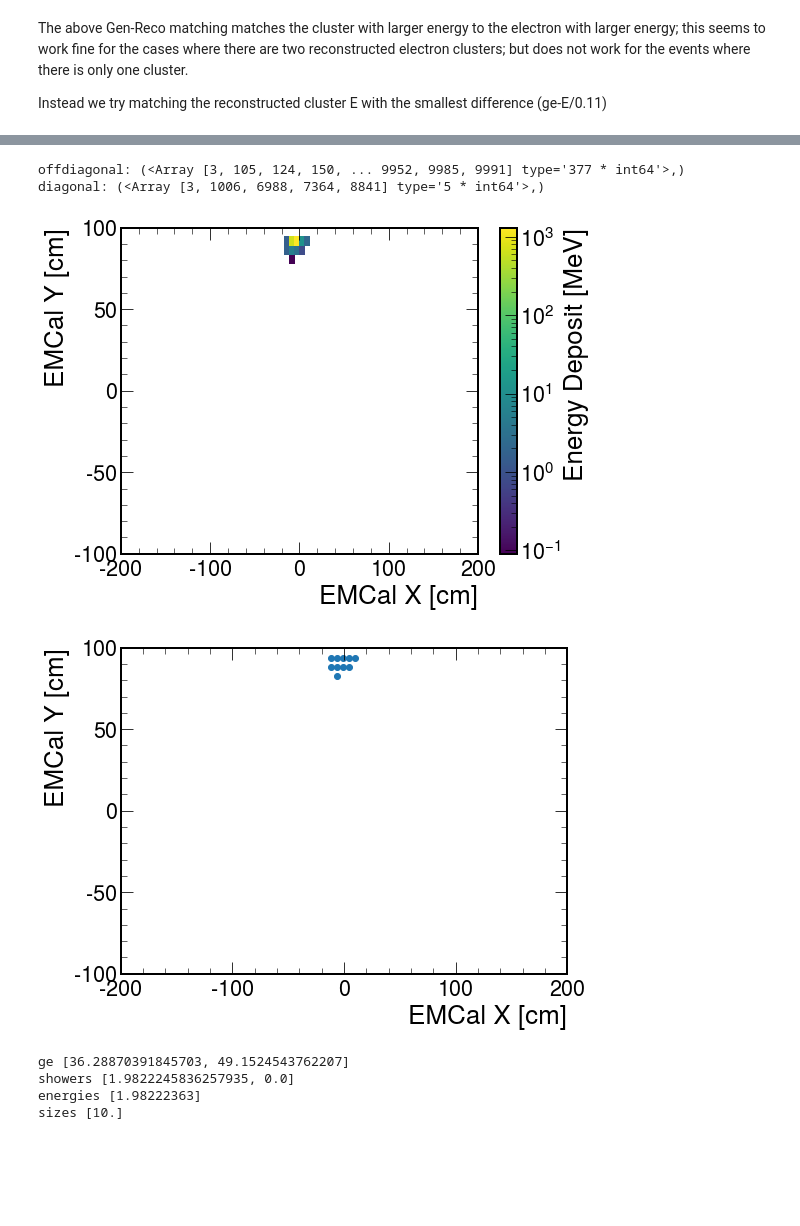
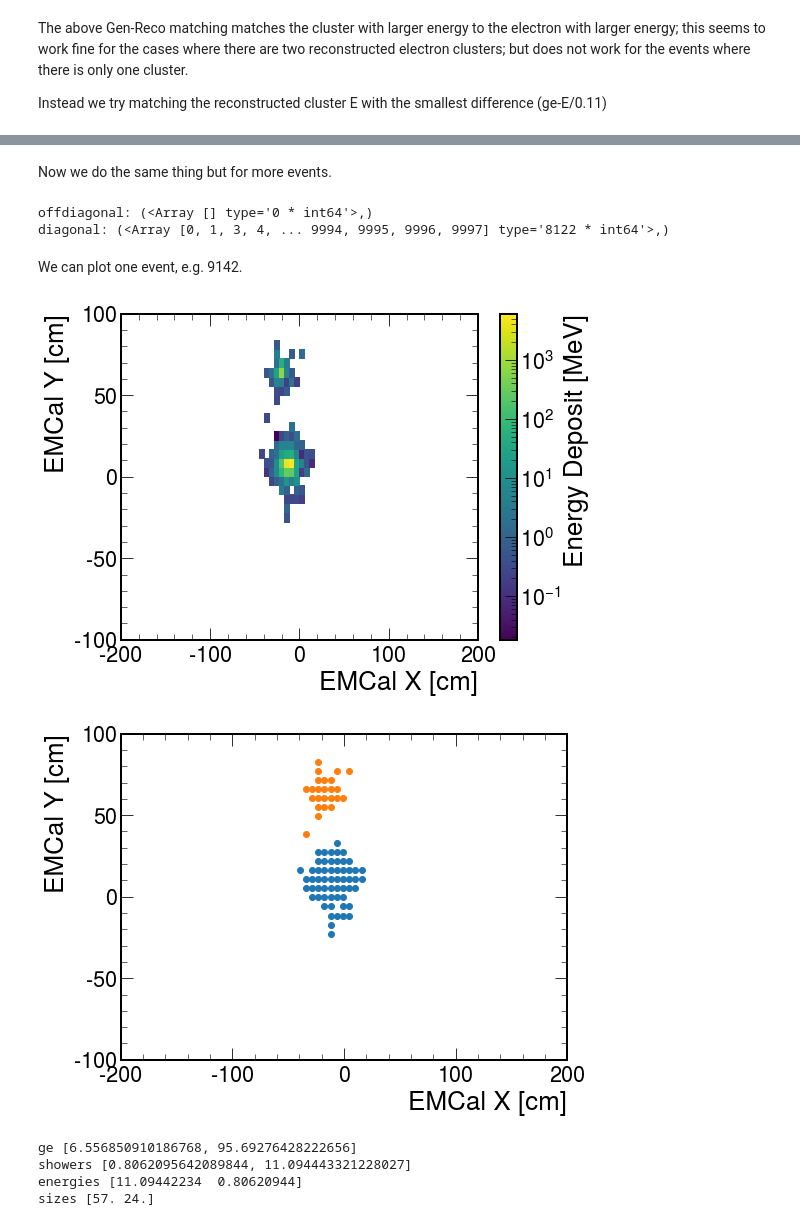
Before and after one commit to DarkQuest-FNAL/DarkQuest, a Jupyter notebook: e1039-analysis/python/EMCALClusters_v2.ipynb, the cells around one changed output, grey strips where cells are left out. Cells and saved outputs as stored; diff of their text form; code cells hidden in the pictures; blank space fills up the shorter version.

```diff
--- a/e1039-analysis/python/EMCALClusters_v2.ipynb
+++ b/e1039-analysis/python/EMCALClusters_v2.ipynb
@@ -304,7 +304,7 @@ def ClusterEvent(ifile, evtNum, algo=0, makePlot=False, emin=0.0005):
 
     if ak.size(emcal_x)==0:
         print("For EvtNum {}, no EMCAL SimHits passing the selection. Skip clustering, return 0 clustered energy and 0 clustered size".format(evtNum))
-        return ge, showers, [0],[0]
+        return ge, showers, [0],[0],[0]
 
     clustering = EMClustering(emcal_x, emcal_y, emcal_edep, ge, ifile, evtNum)
     #clustering.plotCount()
@@ -689,7 +687,7 @@ Text(0, 1, '$\\sigma_{E_{Cluster}}$/<$E_{Cluster}$>')
+# %% [markdown]
+Now we do the same thing but for more events.
 # %%
-ifile = "/seaquest/users/cmantill/DarkQuest/e1039-analysis/SimHits/macro/simeval_electrons_emcal/sim_eval_Eta_0.438869_z500_600_eps_-6.root"
-ifile = "/seaquest/users/cmantill/DarkQuest/e1039-analysis/SimHits/macro/simeval_electrons_emcal/sim_eval_Brem_0.799296_z500_600_eps_-6.root"
-ifile = "/seaquest/users/cmantill/DarkQuest/e1039-analysis/SimHits/macro/simana_electrons/Eta_0.289880_z500_600_eps_-6.root"
+ifile = "data/simana_electrons_Feb23/Brem_1.356670_z500_600_eps_-6.root"
 dq_events = getData(ifile,"Truth")
 dq_showers = dq_events["Showers"]
 dq_electrons = dq_events["Electrons"]
@@ -704,21 +702,24 @@ cluster_mask = (cluster_energy_truth > 0.07*electron_energy_truth)
 cluster_energy_truth = cluster_energy_truth[cluster_mask]
 electron_energy_truth = electron_energy_truth[cluster_mask]
 electron_truth_energy_array_Eta = ak.to_list(electron_energy_truth)
+cluster_truth_array = ak.to_list(cluster_energy_truth)
 cluster_energy_array_Eta = ak.to_list(cluster_energy_truth)
 # %% [output]
-offdiagonal: (<Array [3, 105, 124, 150, ... 9952, 9985, 9991] type='377 * int64'>,)
-diagonal: (<Array [3, 1006, 6988, 7364, 8841] type='5 * int64'>,)
+offdiagonal: (<Array [] type='0 * int64'>,)
+diagonal: (<Array [0, 1, 3, 4, ... 9994, 9995, 9996, 9997] type='8122 * int64'>,)
+# %% [markdown]
+We can plot one event, e.g. 9142.
 # %%
-ge, showers, energies, sizes = ClusterEvent(ifile,9142, algo=0, makePlot=True,emin=0.)
+ge, showers, energies, sizes, sizes_cut = ClusterEvent(ifile,9142, algo=0, makePlot=True,emin=0.)
 print("ge", ge)
 print("showers", showers)
 print("energies", energies)
 print("sizes", sizes)
 # %% [output]
-[figure, old version]
+[figure, new version]
-[figure, old version]
+[figure, new version]
-ge [36.28870391845703, 49.1524543762207]
-showers [1.9822245836257935, 0.0]
-energies [1.98222363]
-sizes [10.]
+ge [6.556850910186768, 95.69276428222656]
+showers [0.8062095642089844, 11.094443321228027]
+energies [11.09442234  0.80620944]
+sizes [57. 24.]
 # %%
```
Also changed, not shown: parts of 25 cells of this notebook.
